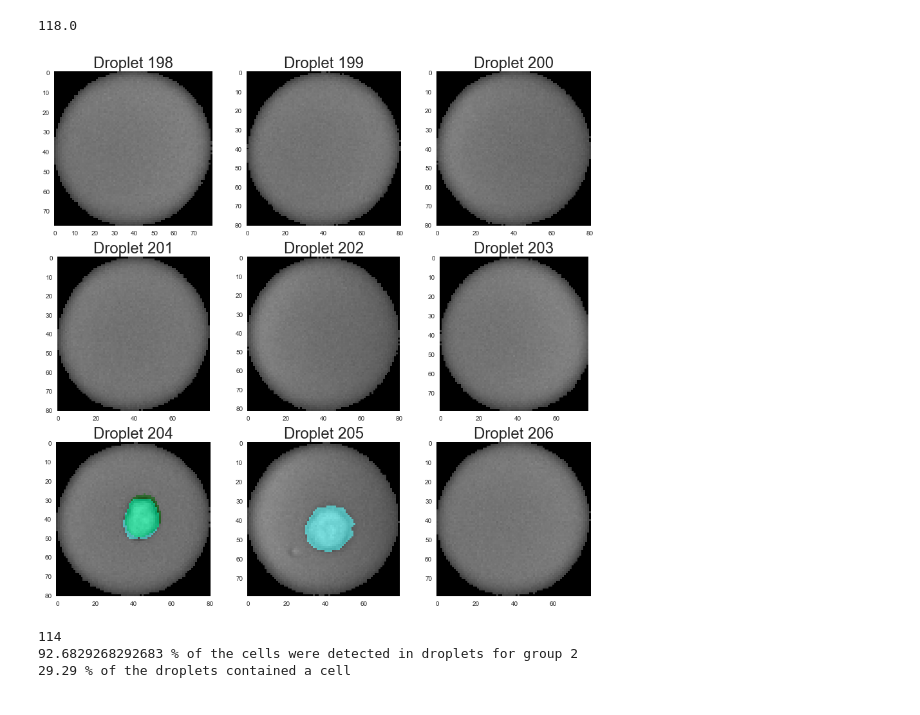
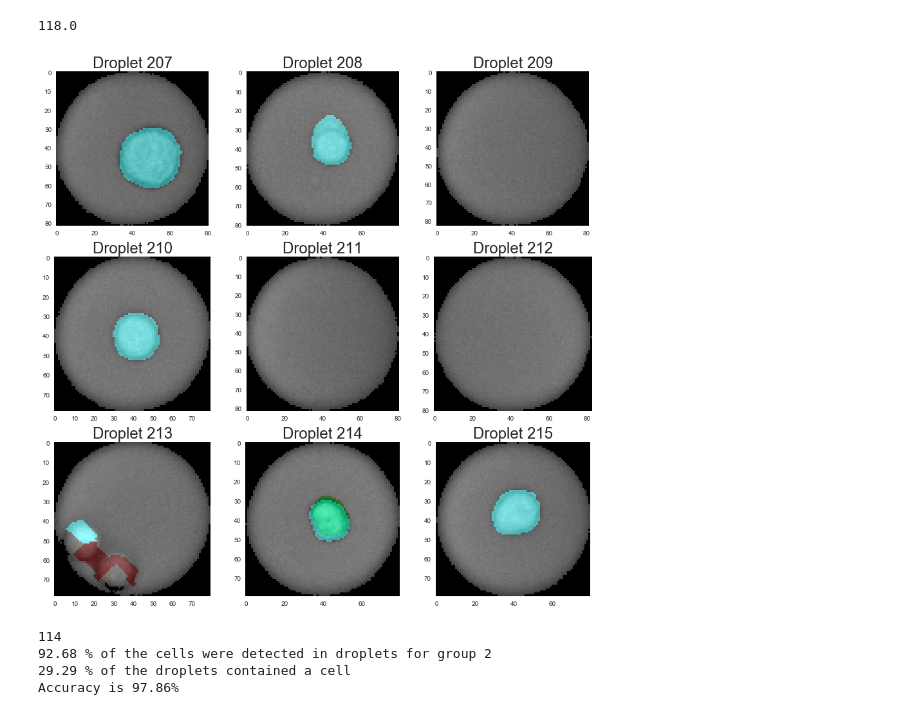
Before and after one commit to adamcatching/Polio_DIPS, a Jupyter notebook: notebook/2018-08/2018-08-29.ipynb, the cells around one changed output. Saved outputs shown, nothing was run; the diff lists cells and outputs as text; code cells hidden in the pictures.

```diff
--- a/notebook/2018-08/2018-08-29.ipynb
+++ b/notebook/2018-08/2018-08-29.ipynb
@@ -352,7 +352,7 @@ plt.show()
 The accuracy seems to be excellent, the edge of the droplet is the only part that needs to be removed.
 # %%
 # Try this method on multiple droplets that contain cells
-i = 9 * 52
+i = 9 * 23
 random_drop_with_cell = np.arange(i, i+9).reshape(3, 3)
 # Set up plots
 with sns.axes_style('dark'):
@@ -434,7 +433,7 @@ print(f'{round(drops_occupied, 2)} % of the droplets contained a cell')
 19.35 % of the droplets contained a cell
 # %%
 # Try this method on multiple droplets that contain cells
-i = 9 * 2
+i = 9 * 16
 random_drop_with_cell = np.arange(i, i+9).reshape(3, 3)
 # Set up plots
 with sns.axes_style('dark'):
@@ -605,29 +604,29 @@ total_cells
 118.0
 # %%
 # Try this method on multiple droplets that contain cells
-i = 9 * 22
+i = 9 * 23
 random_drop_with_cell = np.arange(i, i+9).reshape(3, 3)
 # Set up plots
 with sns.axes_style('dark'):
     fig, ax = plt.subplots(3, 3, figsize=(15, 15))
     for i in range(3):
         for j in range(3):
             # Select droplet
             droplet_with_cell = group_3_bright[random_drop_with_cell[i, j]]
             # Create greyscale image
             temp_rgb = skimage.color.grey2rgb(droplet_with_cell)
             # Segment cell
             seg_cell = cell_segment_10x(droplet_with_cell)
             # Display the thresholded cell
             temp_rgb[:, :, 1] = temp_rgb[:, :, 1] + seg_cell * 100
             temp_rgb[:, :, 2] = temp_rgb[:, :, 2] + seg_cell * 100
             temp_rgb[:, :, 2] = temp_rgb[:, :, 2] + (group_3_gfp[random_drop_with_cell[i, j]] != 0) * 200
             temp_rgb[:, :, 0] = temp_rgb[:, :, 0] + (group_3_gfp[random_drop_with_cell[i, j]] != 0) * 200
             ax[i, j].imshow(temp_rgb)
             ax[i, j].set_title(f'Droplet {random_drop_with_cell[i, j]}', size=24)
     plt.show()
 # %% [output]
-[figure, old version]
+[figure, new version]
 # %%
 # Group 2
 false_pos_data = np.array([
@@ -648,12 +647,16 @@ false_pos_data = np.array([
 group_3_total = false_pos_data.sum()
 group_3_true_pos = false_pos_data[:, 0].sum()
 group_3_false_neg = false_pos_data[:, 3].sum()
+group_3_true_neg = false_pos_data[:, 1].sum()
 percent_found = group_3_true_pos / (group_3_true_pos + group_3_false_neg) * 100
 drops_occupied = (group_3_true_pos + group_3_false_neg) / group_3_total * 100
+accuracy = (group_3_true_pos + group_3_true_neg) / group_3_total * 100
 print(group_3_true_pos)
-print(f'{percent_found} % of the cells were detected in droplets for group 2')
+print(f'{round(percent_found, 2)} % of the cells were detected in droplets for group 2')
 print(f'{round(drops_occupied, 2)} % of the droplets contained a cell')
+print(f'Accuracy is {round(accuracy, 2)}%')
 # %% [output]
 114
-92.6829268292683 % of the cells were detected in droplets for group 2
+92.68 % of the cells were detected in droplets for group 2
 29.29 % of the droplets contained a cell
+Accuracy is 97.86%
```
Also changed, not shown: parts of 2 cells of this notebook, 1 other file.
